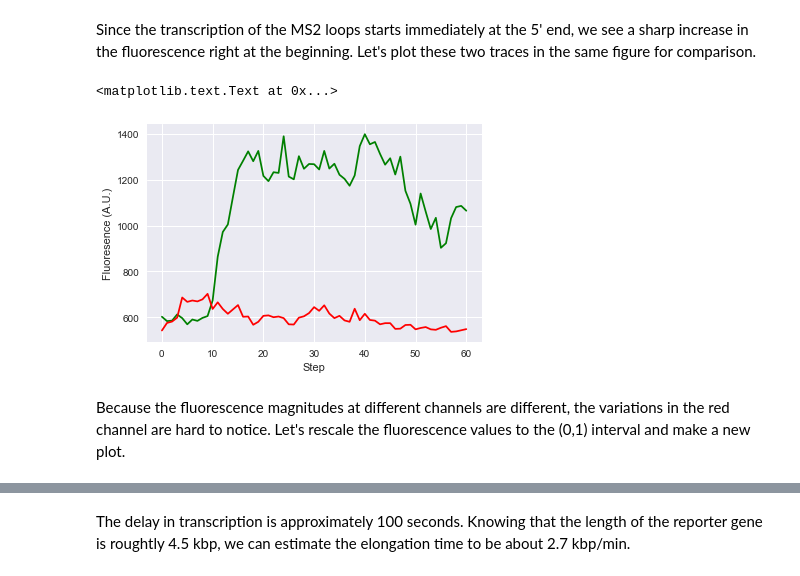
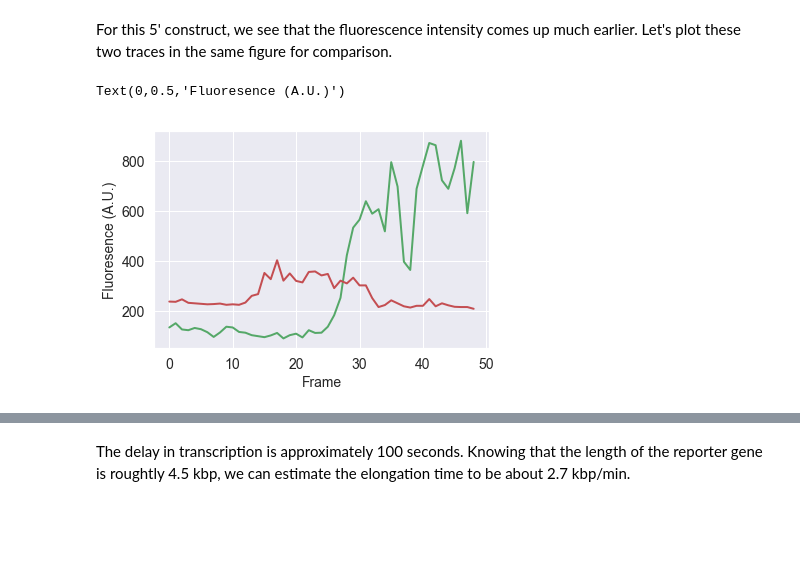
Before and after one commit to RPGroup-PBoC/be262, a Jupyter notebook: code/fly_elongation_rate.ipynb, the cells around one changed output, grey strips where cells are left out. Cells and saved outputs as stored; diff of their text form; code cells hidden in the pictures; blank space fills up the shorter version.

```diff
--- a/code/fly_elongation_rate.ipynb
+++ b/code/fly_elongation_rate.ipynb
@@ -24,10 +31,10 @@ Let's take a look at a sample image frame from a 3'-labeled construct.
 # %%
 # Import a sample image
-im = skimage.io.imread('data/ms2_elongation/Nucleus001/green_nucleus001_frame042.tif')
+im = skimage.io.imread('./data/MS2_nuclei/nuc1/green28.tif')
 
 # Show the image
 plt.imshow(im, cmap = plt.cm.Greys_r)
 
 # Turn the grid off
-plt.grid('off')
+plt.grid(False)
 # %% [output]
@@ -83,0 +77,11 @@ plt.ylabel('3\' Fluoresence (A.U.)')
+# %%
+# colelct file names for nucleus 1 in the green channel
+green1_names = sorted(glob.glob('./data/MS2_nuclei/nuc1/green*.tif'))
+
+# call our function to caculate the spot intensity
+green1_int = spot_intensity(green1_names)
+
+# plot the results
+plt.plot(green1_int, color = 'g')
+plt.xlabel('Frame')
+plt.ylabel('3\' Fluoresence (A.U.)')
@@ -109,0 +97,11 @@ plt.ylabel('5\' Fluoresence (A.U.)')
+# %%
+# colelct file names for nucleus 1 in the green channel
+red1_names = sorted(glob.glob('./data/MS2_nuclei/nuc1/red*.tif'))
+
+# call our function to caculate the spot intensity
+red1_int = spot_intensity(red1_names)
+
+# plot the results
+plt.plot(red1_int, color = 'r')
+plt.xlabel('Frame')
+plt.ylabel('3\' Fluoresence (A.U.)')
@@ -110,12 +111,10 @@ plt.ylabel('5\' Fluoresence (A.U.)')
 # %% [markdown]
-Since the transcription of the MS2 loops starts immediately at the 5' end, we see a sharp increase in the fluorescence right at the beginning. Let's plot these two traces in the same figure for comparison.
+For this 5' construct, we see that the fluorescence intensity comes up much earlier. Let's plot these two traces in the same figure for comparison.
 # %%
-plt.plot(intensity_g, color='g')
-plt.plot(intensity_r, color='r')
+plt.plot(green1_int, color='g')
+plt.plot(red1_int, color='r')
 plt.xlabel('Frame')
 plt.ylabel('Fluoresence (A.U.)')
 # %% [output]
-<matplotlib.text.Text at 0x...>
+Text(0,0.5,'Fluoresence (A.U.)')
-[figure, old version]
+[figure, new version]
-# %% [markdown]
-Because the fluorescence magnitudes at different channels are different, the variations in the red channel are hard to notice. Let's rescale the fluorescence values to the (0,1) interval and make a new plot.
```
Also changed, not shown: parts of 26 cells of this notebook, 1 other file.
